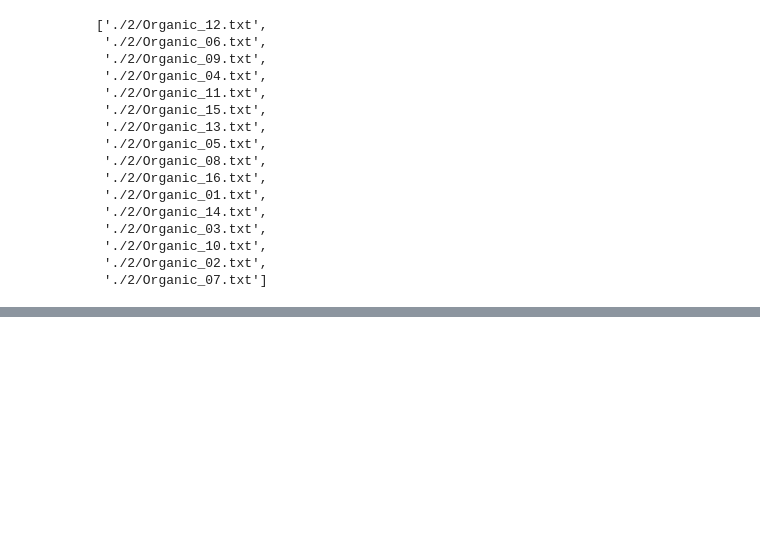
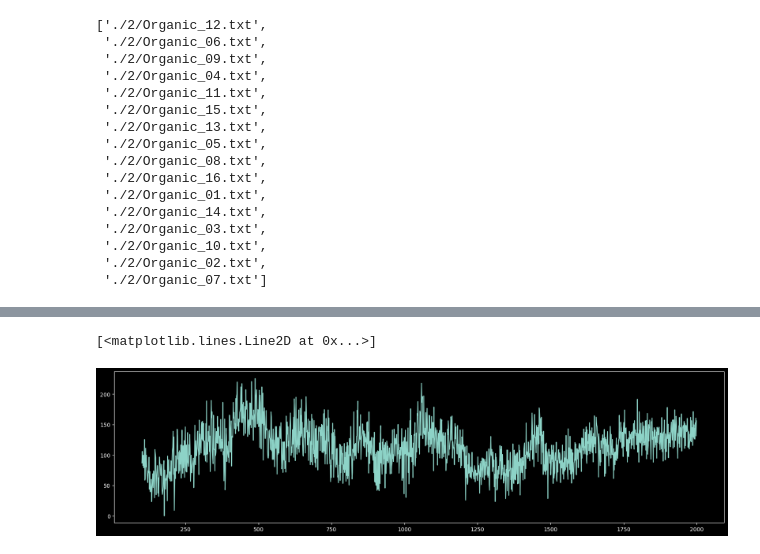
Before and after one commit to oftavira/raman, a Jupyter notebook: raman.ipynb, the cells around one changed output, grey strips where cells are left out. Drawn from its saved outputs; the diff is of its cells as text; code cells hidden in the pictures; blank space fills up the shorter version.

```diff
--- a/raman.ipynb
+++ b/raman.ipynb
@@ -419,0 +561,13 @@ f.plotpoints(lss)
+# %%
+yp = y_data - y_fit
+mm = min(yp)
+yp = yp - mm
+
+# Ploting the data with h and w as width and height respectively
+h = 5
+w = 20
+plt.figure(figsize=(w, h))
+plt.plot(x_data, yp)
+# %% [output]
+[<matplotlib.lines.Line2D at 0x...>]
+[figure, added]
```
Also changed, not shown: parts of 13 cells of this notebook, 16 other files.
